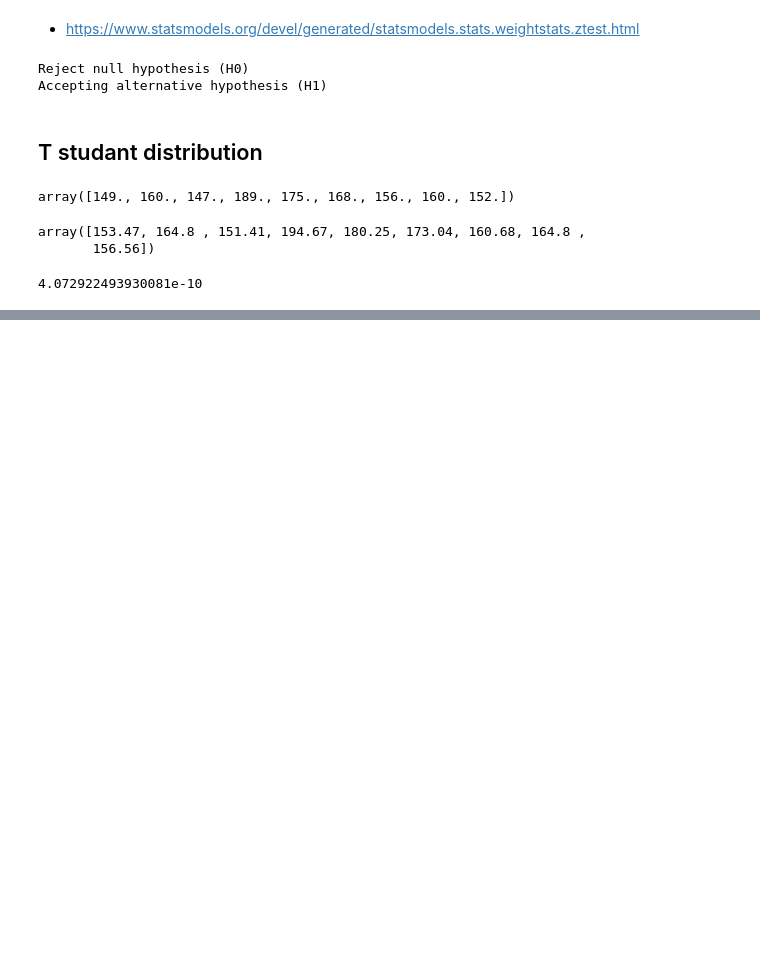
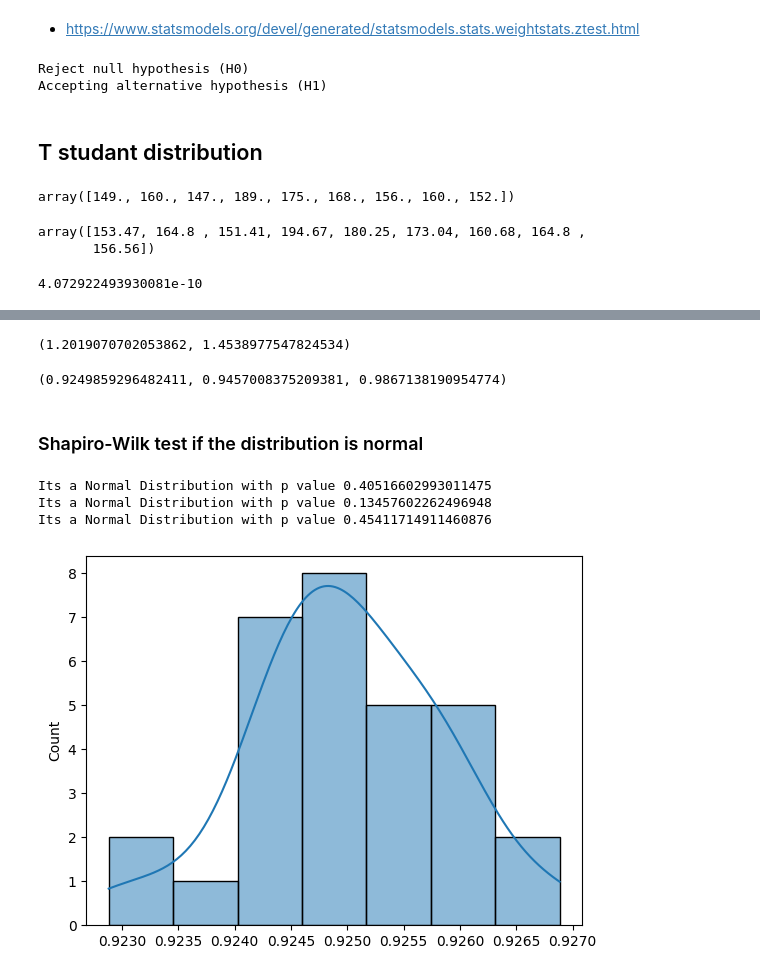
Before and after one commit to lps08/statistic-ds-ml, a Jupyter notebook: confidence_interval_hypothesis_test/hypothesis_test.ipynb, the cells around one changed output, grey strips where cells are left out. Cells and saved outputs as stored; diff of their text form; code cells hidden in the pictures; blank space fills up the shorter version.

```diff
--- a/confidence_interval_hypothesis_test/hypothesis_test.ipynb
+++ b/confidence_interval_hypothesis_test/hypothesis_test.ipynb
@@ -140,0 +435,5 @@ Accepting alternative hypothesis (H1)
+# %%
+X = df.iloc[:, 1:-1].values
+y = df.iloc[:, -1].values
+
+X.shape, y.shape
@@ -140,0 +446,32 @@ Accepting alternative hypothesis (H1)
+# %%
+scaler = StandardScaler()
+X = scaler.fit_transform(X)
+min(X[0]), max(X[0])
+# %% [output]
+(1.2019070702053862, 1.4538977547824534)
+# %%
+def train_model(model, X, y, random_state=1):
+    kfold = KFold(n_splits=10, shuffle=True, random_state=random_state)
+
+    scores = cross_val_score(estimator=model, X=X, y=y, cv=kfold)
+
+    return scores.mean()
+# %%
+res_nb = []
+res_lr = []
+res_rf = []
+
+for i in tqdm(range(30)):
+    res_nb.append(train_model(model=GaussianNB(), X=X, y=y, random_state=i))
+    res_lr.append(train_model(model=LogisticRegression(), X=X, y=y, random_state=i))
+    res_rf.append(train_model(model=RandomForestClassifier(), X=X, y=y, random_state=i))
+
+res_nb = np.asarray(res_nb)
+res_lr = np.asarray(res_lr)
+res_rf = np.asarray(res_rf)
+# %%
+res_nb.mean(), res_lr.mean(), res_rf.mean()
+# %% [output]
+(0.9249859296482411, 0.9457008375209381, 0.9867138190954774)
+# %% [markdown]
+### Shapiro-Wilk test if the distribution is normal
@@ -140,0 +482,12 @@ Accepting alternative hypothesis (H1)
+# %%
+shapiro(res_nb)
+shapiro(res_lr)
+shapiro(res_rf)
+# %% [output]
+Its a Normal Distribution with p value 0.40516602993011475
+Its a Normal Distribution with p value 0.13457602262496948
+Its a Normal Distribution with p value 0.45411714911460876
+# %%
+sns.histplot(res_nb, kde=True);
+# %% [output]
+[figure, added]
```
Also changed, not shown: parts of 86 cells of this notebook.
